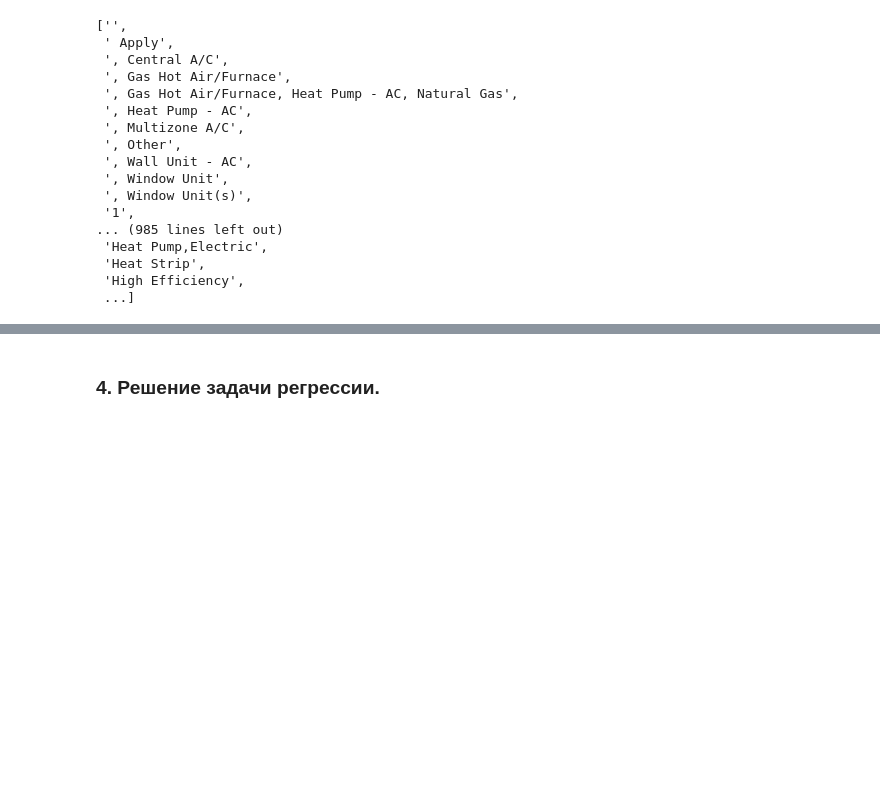
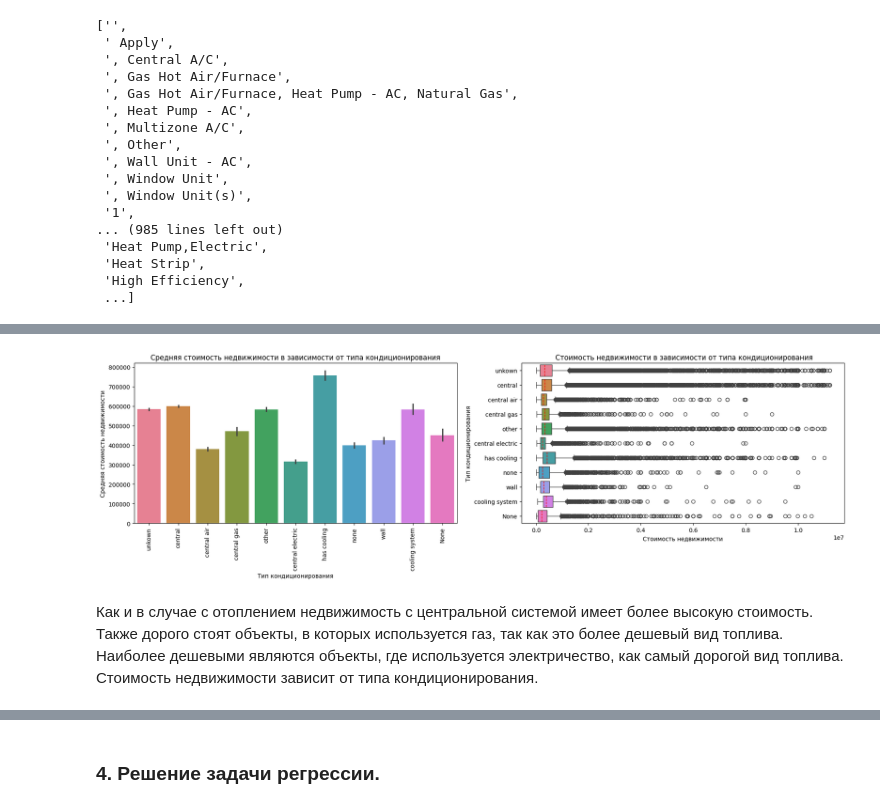
Before and after one commit to LNarnia/IDE_new, a Jupyter notebook: Skillfactory/final_project/project.ipynb, the cells around one changed output, grey strips where cells are left out. Drawn from its saved outputs; the diff is of its cells as text; code cells hidden in the pictures; blank space fills up the shorter version.

```diff
--- a/Skillfactory/final_project/project.ipynb
+++ b/Skillfactory/final_project/project.ipynb
@@ -1883,0 +1909,34 @@ data['cooling'].sort_values().unique().tolist()
+# %%
+fig, axes = plt.subplots(1, 2, figsize=(22, 5))
+
+# Строим столбчатую диаграмму для визуализации средней стоимости недвижимости в зависимости от типа кондиционирования
+sns.barplot(
+            data,
+            x='cooling',
+            y='target',
+            hue='cooling',
+            legend=False,
+            ax=axes[0]
+            )
+axes[0].set(xlabel='Тип кондиционирования', ylabel='Средняя стоимость недвижимости')
+axes[0].xaxis.set_tick_params(rotation = 90)
+axes[0].set_title('Средняя стоимость недвижимости в зависимости от типа кондиционирования')
+
+# Строим коробчатую диаграмму для визуализации стоимости недвижимости в зависимости от типа кондиционирования
+sns.boxplot(
+            data,
+            x='target',
+            y='cooling',
+            orient='h',
+            hue='cooling',
+            legend=False,
+            medianprops={"color": "red", "linestyle": '--'}
+            )
+axes[1].set(xlabel='Стоимость недвижимости', ylabel='Тип кондиционирования')
+axes[1].set_title(' Стоимость недвижимости в зависимости от типа кондиционирования')
+
+plt.show()
+# %% [output]
+[figure, added]
+# %% [markdown]
+Как и в случае с отоплением недвижимость с центральной системой имеет более высокую стоимость. Также дорого стоят объекты, в которых используется газ, так как это более дешевый вид топлива. Наиболее дешевыми являются объекты, где используется электричество, как самый дорогой вид топлива. Стоимость недвижимости зависит от типа кондиционирования.
```
Also changed, not shown: parts of 103 cells of this notebook, 2 other files.
